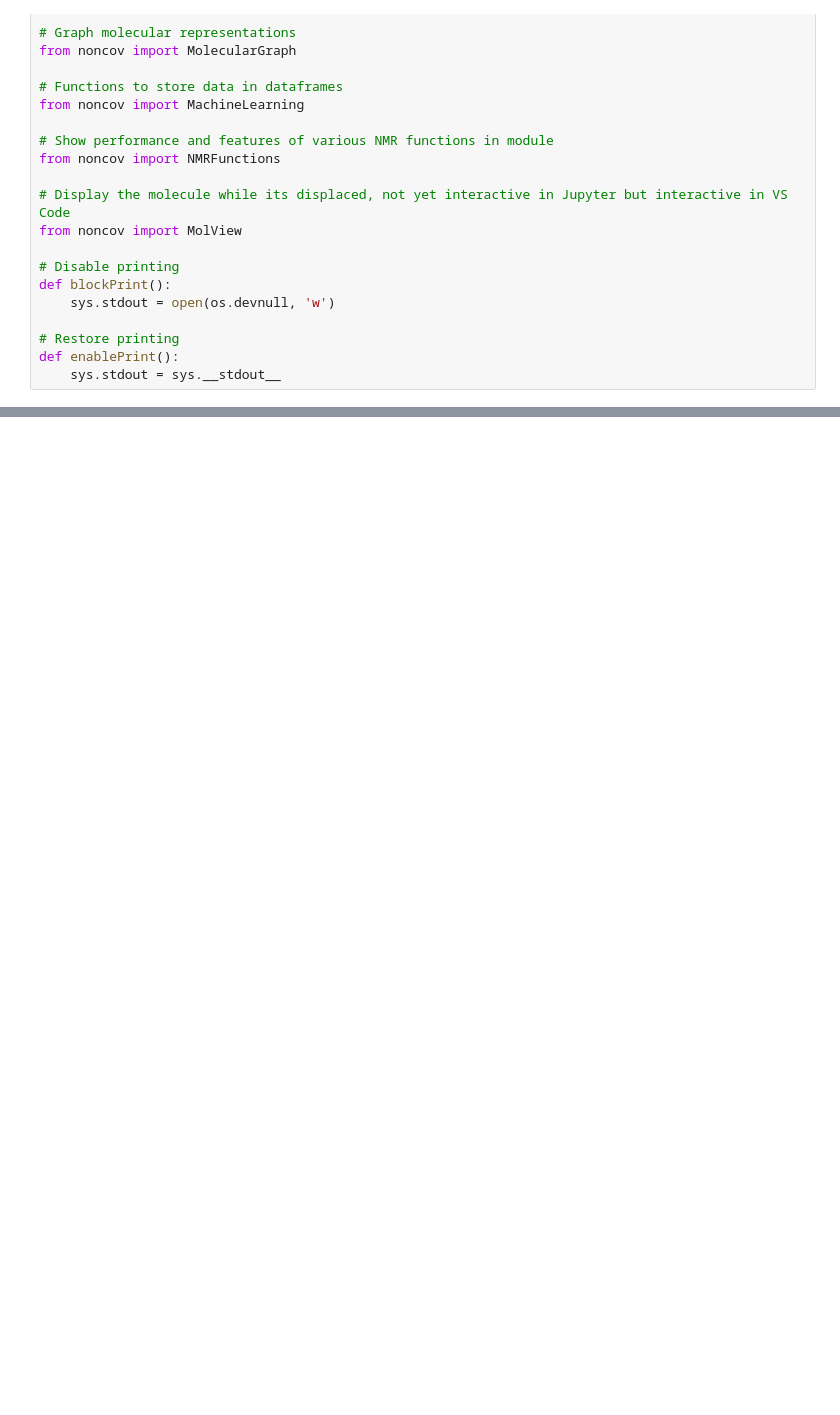
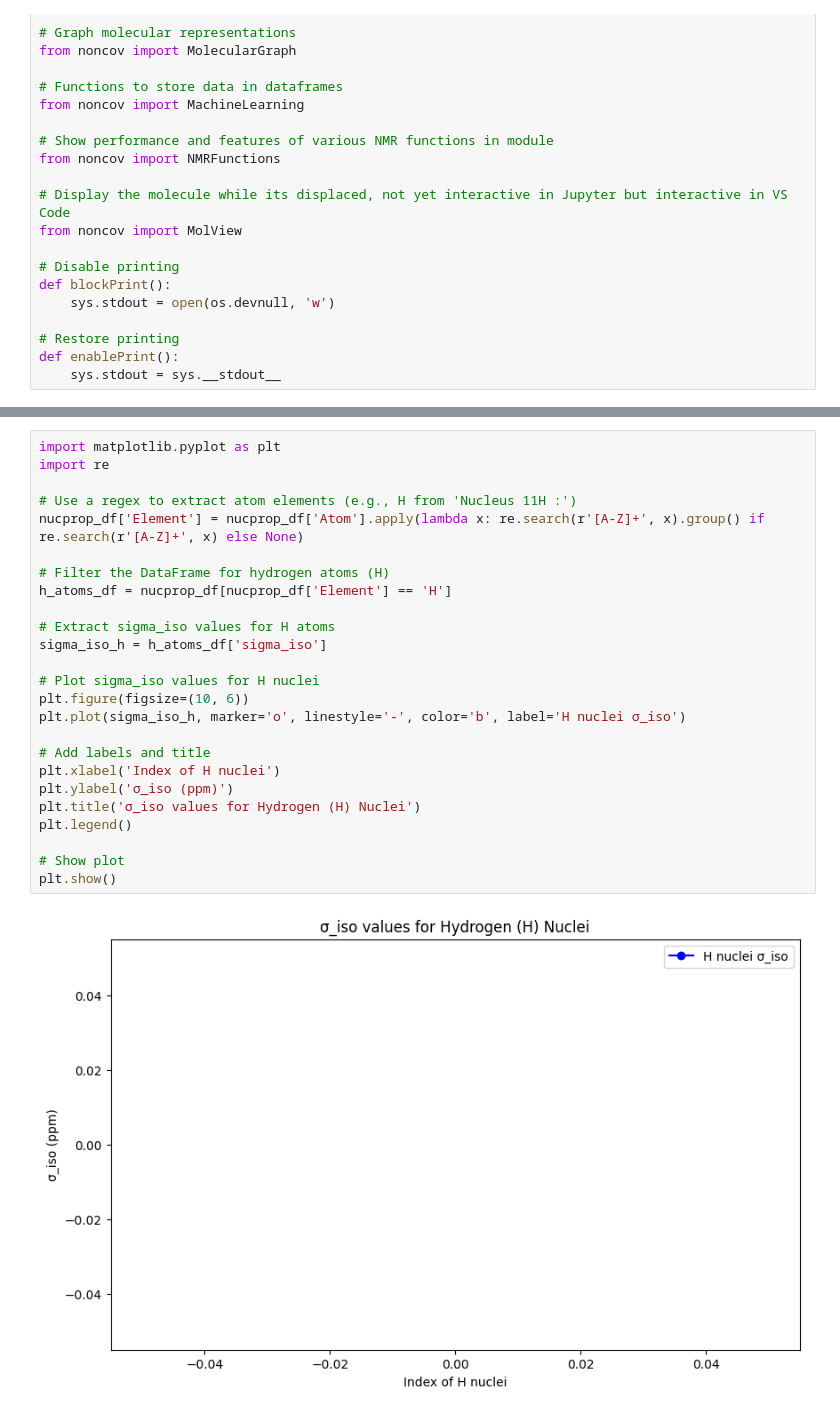
Before and after one commit to ebartalucci/NONCOV, a Jupyter notebook: results/tests.ipynb, the cells around one changed output, grey strips where cells are left out. Saved outputs shown, nothing was run; the diff lists cells and outputs as text; blank space fills up the shorter version.

```diff
--- a/results/tests.ipynb
+++ b/results/tests.ipynb
@@ -226,0 +329,27 @@ print(nucprop_df)
+# %%
+import matplotlib.pyplot as plt
+import re
+
+# Use a regex to extract atom elements (e.g., H from 'Nucleus 11H :')
+nucprop_df['Element'] = nucprop_df['Atom'].apply(lambda x: re.search(r'[A-Z]+', x).group() if re.search(r'[A-Z]+', x) else None)
+
+# Filter the DataFrame for hydrogen atoms (H)
+h_atoms_df = nucprop_df[nucprop_df['Element'] == 'H']
+
+# Extract sigma_iso values for H atoms
+sigma_iso_h = h_atoms_df['sigma_iso']
+
+# Plot sigma_iso values for H nuclei
+plt.figure(figsize=(10, 6))
+plt.plot(sigma_iso_h, marker='o', linestyle='-', color='b', label='H nuclei σ_iso')
+
+# Add labels and title
+plt.xlabel('Index of H nuclei')
+plt.ylabel('σ_iso (ppm)')
+plt.title('σ_iso values for Hydrogen (H) Nuclei')
+plt.legend()
+
+# Show plot
+plt.show()
+# %% [output]
+[figure, added]
```
Also changed, not shown: parts of 9 cells of this notebook, 3 other files.
